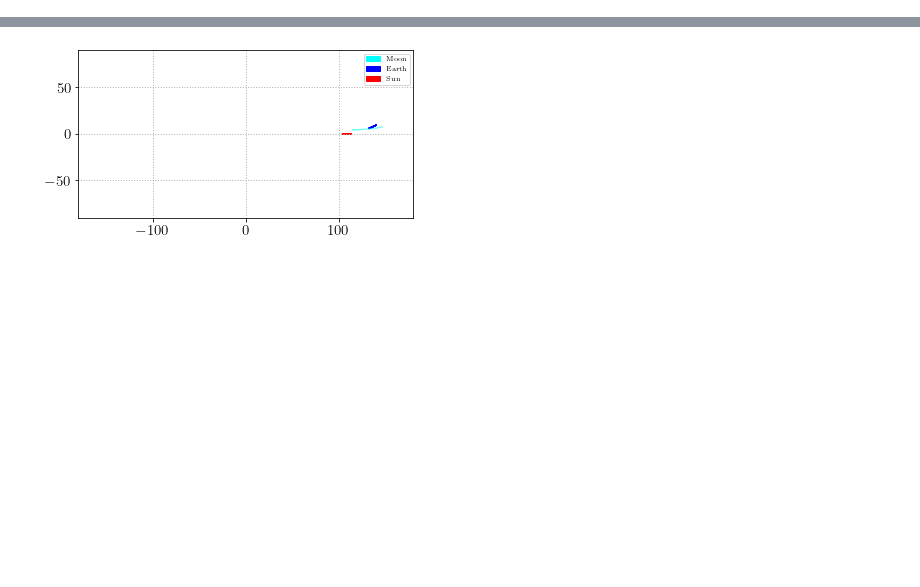
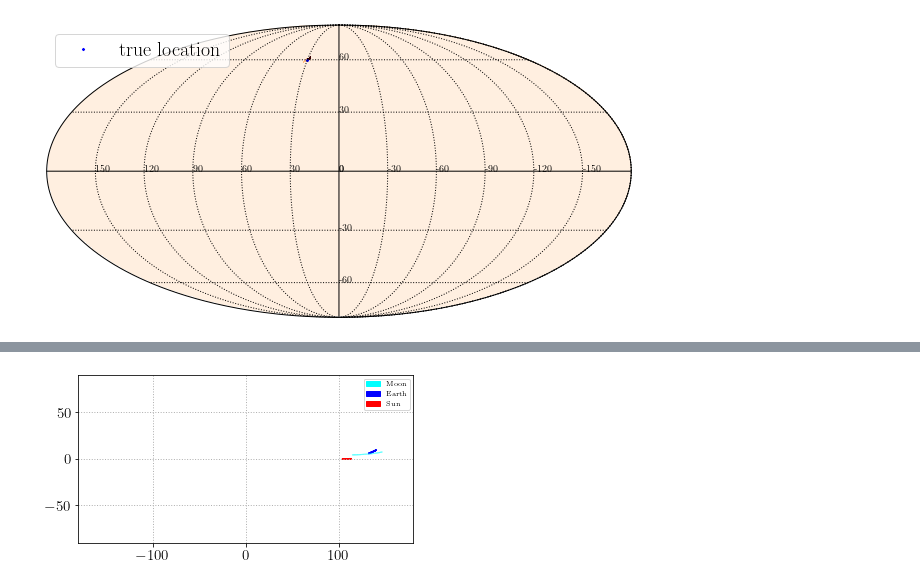
Before and after one commit to PAduverne/SYNEX, a Jupyter notebook: test_functions/Installation_tests.ipynb, the cells around one changed output, grey strips where cells are left out. Saved outputs shown, nothing was run; the diff lists cells and outputs as text; code cells hidden in the pictures; blank space fills up the shorter version.

```diff
--- a/test_functions/Installation_tests.ipynb
+++ b/test_functions/Installation_tests.ipynb
@@ -295,14 +278,11 @@ Posterior sample length: 6400, number of infered parameters: 8
 # %%
-### Sky areas:
+# Calculate the skymap
+Merger.sky_map = Merger.H5File.split("inference_data")[0] + 'Skymap_files' + Merger.H5File.split("inference_data")[-1]
+Merger.CreateSkyMapStruct(SkyMapFileName=None)
 
-# Fisher sky area NB: No inference is needed, just an instance of system and LISA
-fishercov = SYU.GetFisher_smbh(Merger, LISA, **{})
-SkyArea = lisatools.sky_area_cov(fishercov, sq_deg=True, n_sigma=None, prob=0.90)
+# See the skymap
+SYU.PlotSkyMapData(Merger,SaveFig=False,plotName=None)
 
-# Posterior sky area NB Inference must be run since we are calculating from MCMC posteriors... Precision vs time and all that.
-SkyArea_post = SYU.GetTotSkyAreaFromPostData(Merger.JsonFile,ConfLevel=0.90)
-
-# print
-print(r"SkyArea according to Fisher inf. matrix:",SkyArea,r"deg^2")
-print(r"SkyArea according to MCMC inference posteriors:",SkyArea_post*(180./np.pi)**2,r"deg^2")
+# Save everthing again
+Merger.ExistentialCrisis()
 # %% [output]
@@ -313 +291,2 @@ SkyArea according to MCMC inference posteriors: 32.38531899279673 deg^2
+[figure, added]
 # %%
```
Also changed, not shown: parts of 11 cells of this notebook, 4 other files.
